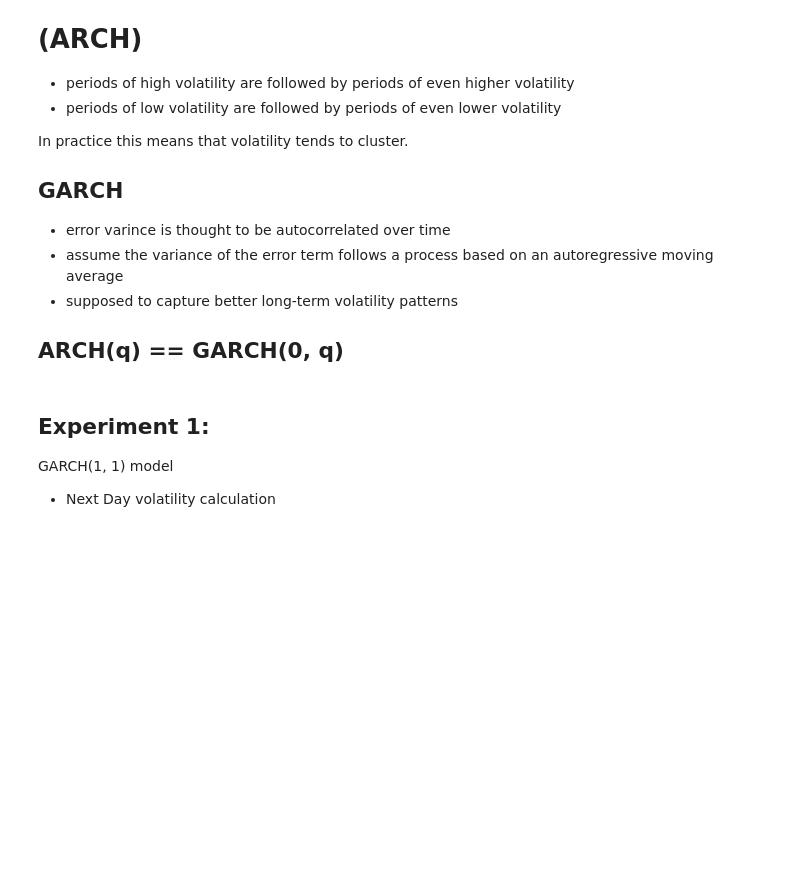
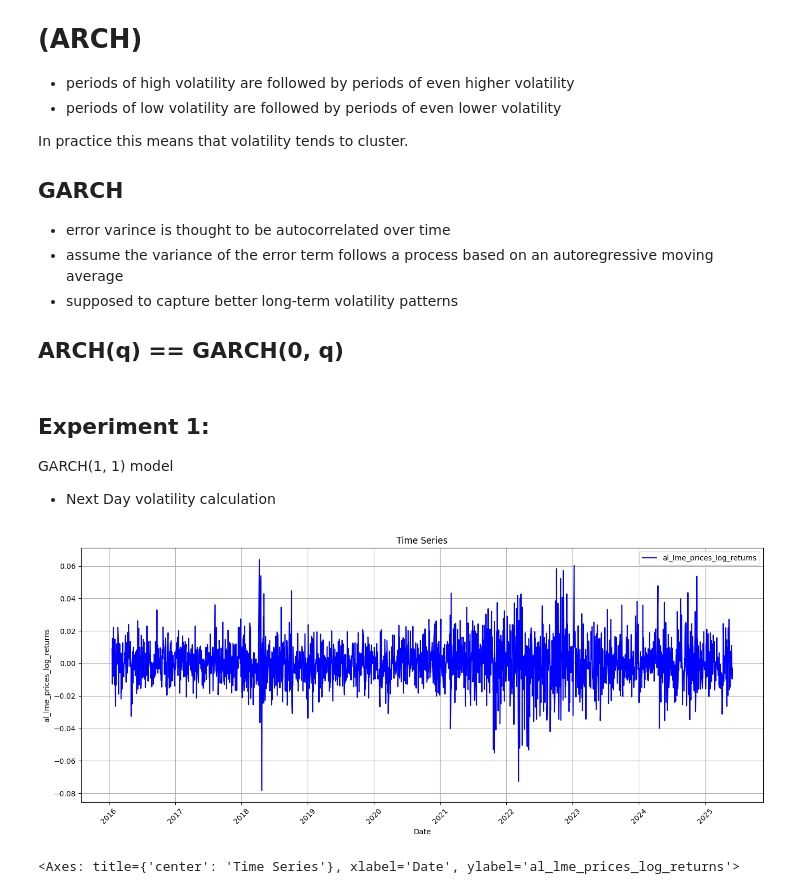
Before and after one commit to panstenos/Commodity-Optionality-Pricing-UCL-Dissertation, a Jupyter notebook: Volatility Models/arch_family.ipynb, the cells around one changed output. Cells and saved outputs as stored; diff of their text form; code cells hidden in the pictures; blank space fills up the shorter version.

```diff
--- a/Volatility Models/arch_family.ipynb
+++ b/Volatility Models/arch_family.ipynb
@@ -28,3 +33,8 @@ df = pd.read_csv('../Data/aluminium_pre_inputs.csv')
 ## Experiment 1:
 GARCH(1, 1) model
 - Next Day volatility calculation
+# %%
+line_plot(df['date'], df['al_lme_prices_log_returns'], 'al_lme_prices_log_returns')
+# %% [output]
+[figure, added]
+<Axes: title={'center': 'Time Series'}, xlabel='Date', ylabel='al_lme_prices_log_returns'>
```
Also changed, not shown: parts of 12 cells of this notebook, 5 other files.
